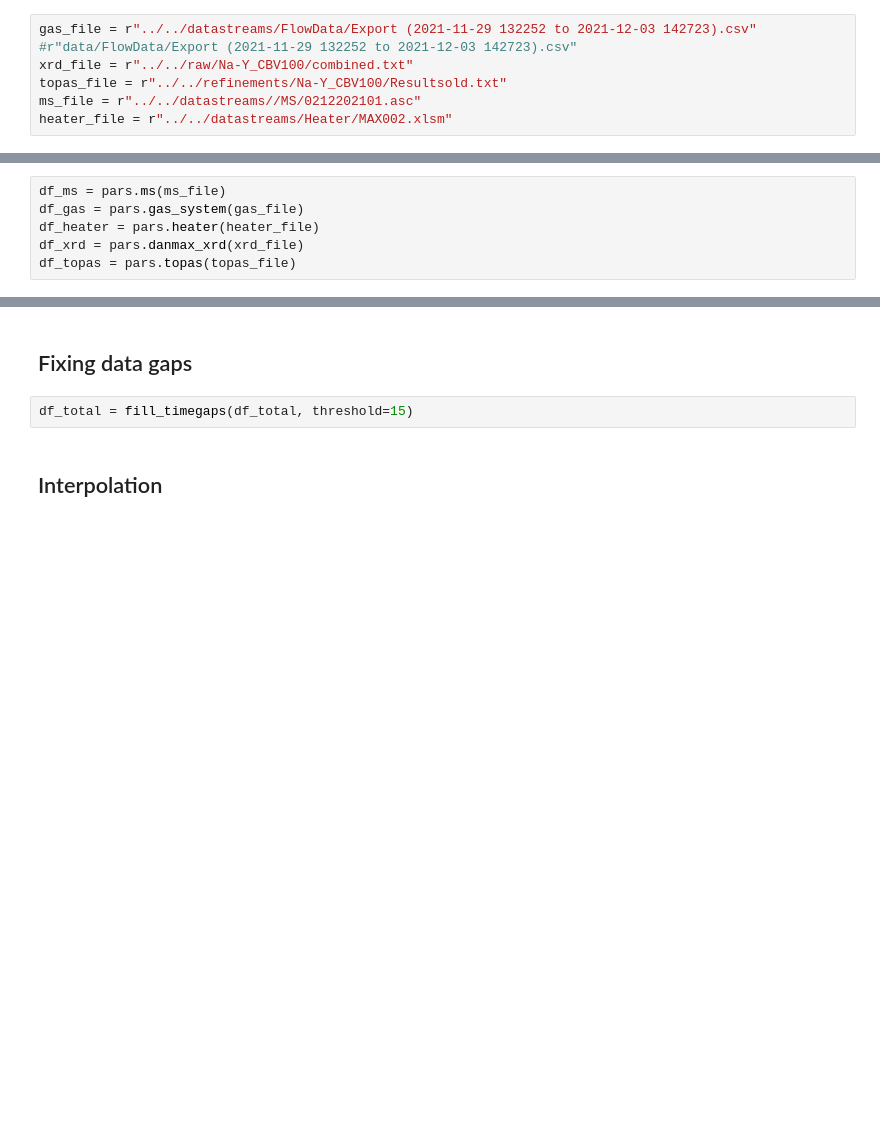
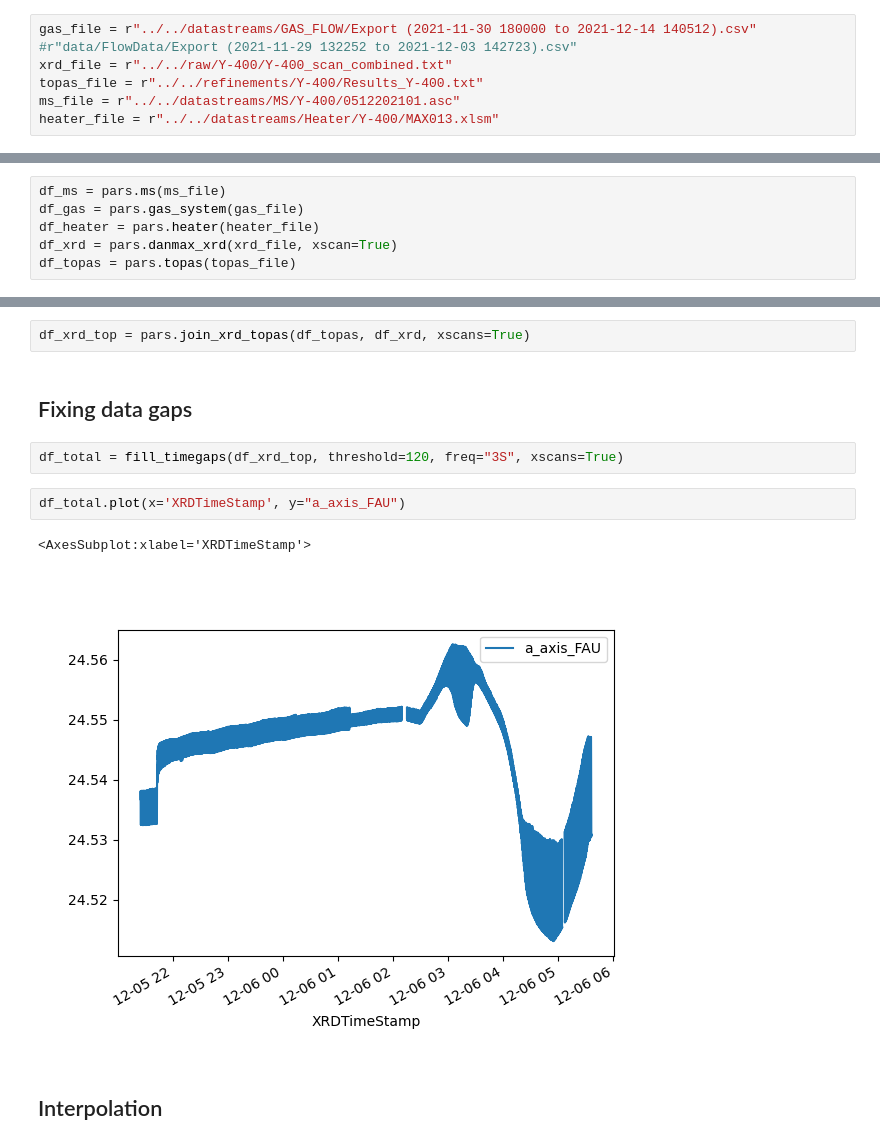
Before and after one commit to NicolaiHaaberJunge/DataTools_DANMAX202112, a Jupyter notebook: CombineData.ipynb, the cells around one changed output, grey strips where cells are left out. Drawn from its saved outputs; the diff is of its cells as text; blank space fills up the shorter version.

Commit message:
added xscans feature to fill_gaps()

```diff
--- a/CombineData.ipynb
+++ b/CombineData.ipynb
@@ -17,17 +17,17 @@ pd.set_option("display.max_columns", None)
 # %% [markdown]
 ### filepaths
 # %%
-gas_file = r"../../datastreams/FlowData/Export (2021-11-29 132252 to 2021-12-03 142723).csv" #r"data/FlowData/Export (2021-11-29 132252 to 2021-12-03 142723).csv"
-xrd_file = r"../../raw/Na-Y_CBV100/combined.txt"
-topas_file = r"../../refinements/Na-Y_CBV100/Resultsold.txt"
-ms_file = r"../../datastreams//MS/0212202101.asc"
-heater_file = r"../../datastreams/Heater/MAX002.xlsm"
+gas_file = r"../../datastreams/GAS_FLOW/Export (2021-11-30 180000 to 2021-12-14 140512).csv" #r"data/FlowData/Export (2021-11-29 132252 to 2021-12-03 142723).csv"
+xrd_file = r"../../raw/Y-400/Y-400_scan_combined.txt"
+topas_file = r"../../refinements/Y-400/Results_Y-400.txt"
+ms_file = r"../../datastreams/MS/Y-400/0512202101.asc"
+heater_file = r"../../datastreams/Heater/Y-400/MAX013.xlsm"
 # %% [markdown]
 ### dataframes
 # %%
 df_ms = pars.ms(ms_file)
 df_gas = pars.gas_system(gas_file)
 df_heater = pars.heater(heater_file)
-df_xrd = pars.danmax_xrd(xrd_file)
+df_xrd = pars.danmax_xrd(xrd_file, xscan=True)
 df_topas = pars.topas(topas_file)
 # %% [markdown]
@@ -37,7 +35,14 @@ df_total = pars.join_xrd_topas(df_topas, df_xrd)
+# %%
+df_xrd_top = pars.join_xrd_topas(df_topas, df_xrd, xscans=True)
 # %% [markdown]
 ## Fixing data gaps
 # %%
-df_total = fill_timegaps(df_total, threshold=15)
+df_total = fill_timegaps(df_xrd_top, threshold=120, freq="3S", xscans=True)
+# %%
+df_total.plot(x='XRDTimeStamp', y="a_axis_FAU")
+# %% [output]
+<AxesSubplot:xlabel='XRDTimeStamp'>
+[figure, added]
 # %% [markdown]
 ## Interpolation
 # %%
```
Also changed, not shown: parts of 5 cells of this notebook, 3 other files.
